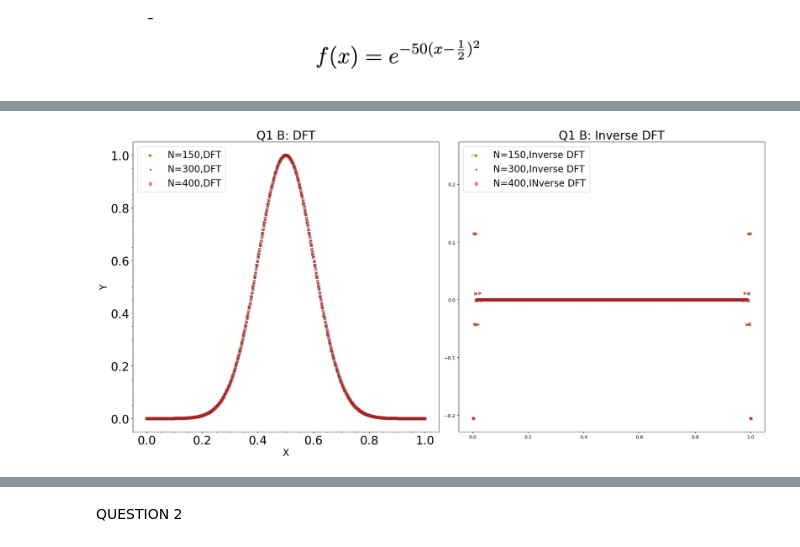
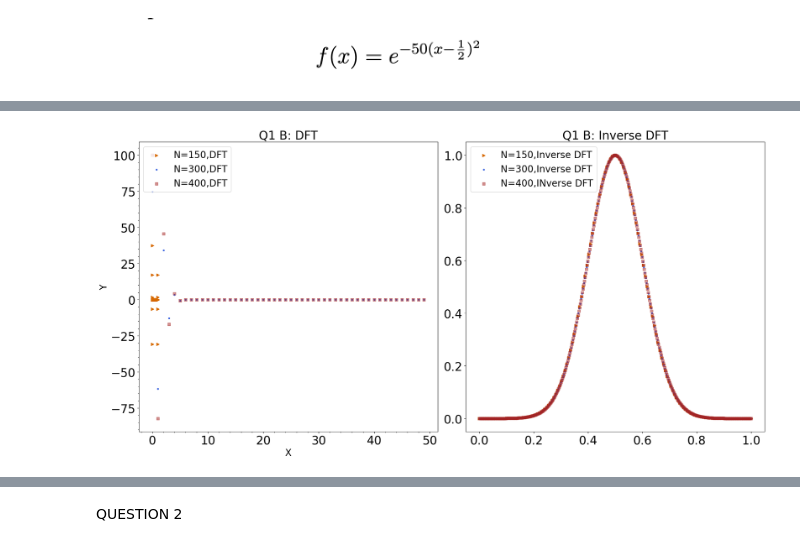
Before and after one commit to Astro-CMalhas/Computational-Astronomy, a Jupyter notebook: Comp_HW_5_FFT.ipynb, the cells around one changed output, grey strips where cells are left out. Saved outputs shown, nothing was run; the diff lists cells and outputs as text; code cells hidden in the pictures.

```diff
--- a/Comp_HW_5_FFT.ipynb
+++ b/Comp_HW_5_FFT.ipynb
@@ -70,23 +76,21 @@ def func1b4(x2):
 
 
 #assemble the sum range, ill just do 3 forr now, maybe a bigger range int he future but I just wanna make sure it works forst
-arraytest150 = np.linspace(0, 1, 150)
+c = np.linspace(0, 1, 150)
 arraytest300 = np.linspace(0, 1, 300)
 arraytest400 = np.linspace(0, 1, 400)
 
+#I think this only works for the first func, not the inverse, keeping these just in case I need to change it back.
 
-Q1BNumerical = func1b3(func1(arraytest150))
-Q1BNumerical = func1b3(func1(arraytest300))
-Q1BNumerical = func1b3(func1(arraytest400))
-
-
+Q1BNumerical_150 = func1b3(func1(arraytest150))
+Q1BNumerical_300 = func1b3(func1(arraytest300))
+Q1BNumerical_400 = func1b3(func1(arraytest400))
 #print (Q1BNumerical)
 
 
-Q1BNumerical1A = func1b4(func1(arraytest150))
-Q1BNumerical1B = func1b4(func1(arraytest300))
-Q1BNumerical1C = func1b4(func1(arraytest400))
-
+Q1BNumerical1A = func1b4(Q1BNumerical_150)
+Q1BNumerical1B = func1b4(Q1BNumerical_300)
+Q1BNumerical1C = func1b4(Q1BNumerical_400)
 
 #print (Q1BNumerical1C)
 
@@ -99,35 +105,36 @@ fig, (ax1, ax2) = plt.subplots(1, 2, figsize=(20, 10))
 
 #ax1.plot(x_rk1, y_rk1, color='#a52422', linestyle='dotted', linewidth=12, label='RK4, 50 steps')
 
 
 
 ax1.set_xlabel("X", fontsize=20)
 ax1.set_ylabel("Y", fontsize=20)
 ax1.tick_params(axis='both', which='major', labelsize=25)
 ax1.legend(loc='upper left', fontsize=20)
 ax1.minorticks_on()
-
-ax1.scatter(arraytest150, func1(arraytest150),label="N=150,DFT",c=color1,marker='>')
-ax1.scatter(arraytest300, func1(arraytest300),label="N=300,DFT",c=color2,marker='.')
-ax1.scatter(arraytest400, func1(arraytest400),label="N=400,DFT",c=color3,marker='s',alpha=.5)
+#decrease the amount plotted just so there isn't so many overlapping values... 400 was maybe too large of an N
+ax1.scatter(arraytest150, (Q1BNumerical_150), label="N=150,DFT", c=color1, marker='>')
+ax1.scatter(np.arange(50), (Q1BNumerical_300[:50]), label="N=300,DFT", c=color2, marker='.')
+ax1.scatter(np.arange(50), (Q1BNumerical_400[:50]), label="N=400,DFT", c=color3, marker='s', alpha=.5)
 
 #plt.savefig('Fig1',dpi = 300
 ax2.scatter(arraytest150, np.real(Q1BNumerical1A), label="N=150,Inverse DFT", c=color1, marker='>')
 ax2.scatter(arraytest300, np.real(Q1BNumerical1B), label="N=300,Inverse DFT", c=color2, marker='.')
 ax2.scatter(arraytest400, np.real(Q1BNumerical1C), label="N=400,INverse DFT", c=color3, marker='s', alpha=.5)
 ax1.legend(loc='upper left', fontsize=20)
 ax2.legend(loc='upper left', fontsize=20)
 
 
 ax1.set_title("Q1 B: DFT", fontsize=25)
 ax2.set_title("Q1 B: Inverse DFT", fontsize=25)
+ax2.tick_params(axis='both', which='major', labelsize=25)
 
 
 
 #plt.savefig('Fig1',dpi = 300)
 plt.tight_layout()
 plt.show()
 
 plt.show()
 # %% [output]
-[figure, old version]
+[figure, new version]
```
Also changed, not shown: parts of 9 cells of this notebook.
